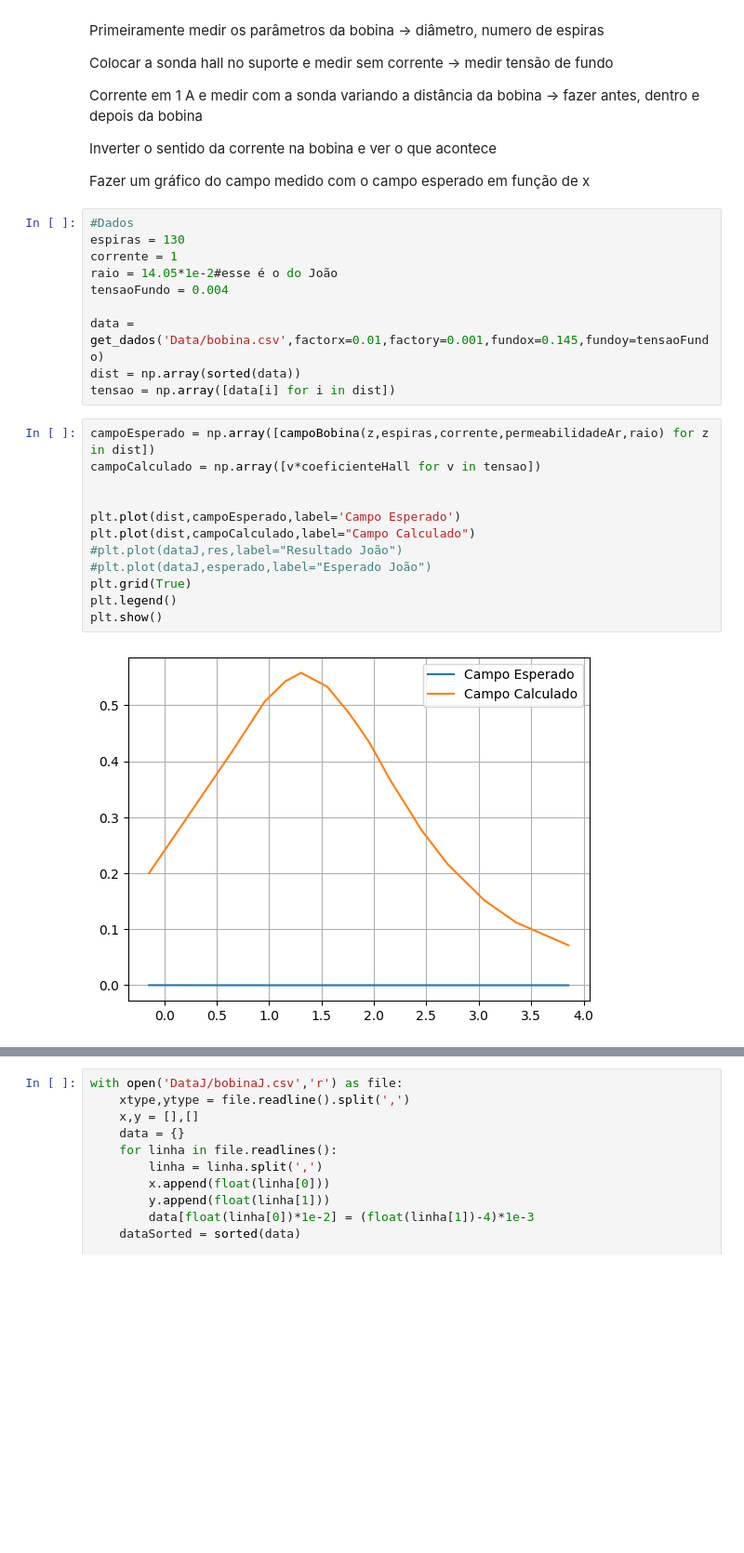
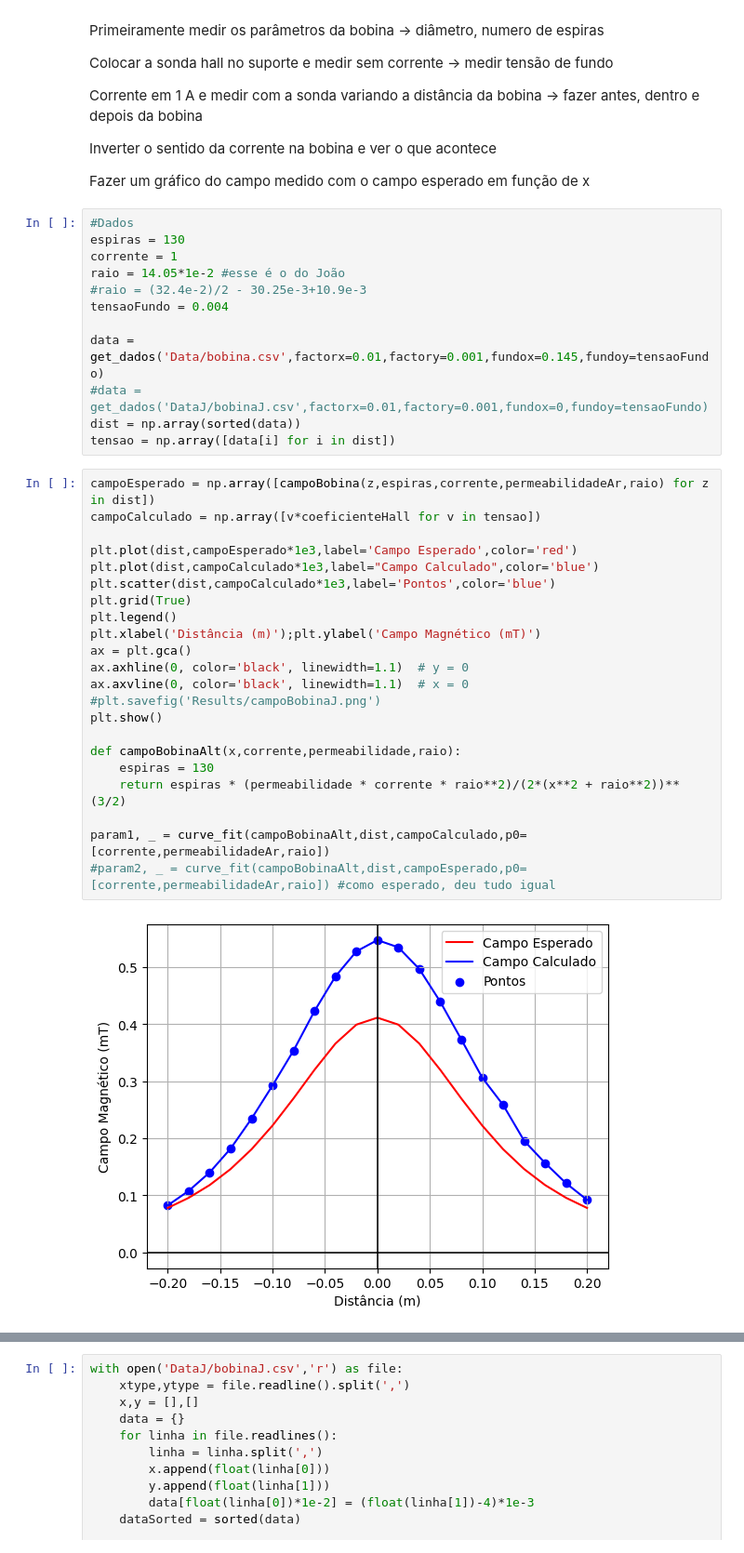
Before and after one commit to Pedropudin/LabFisica-3, a Jupyter notebook: Relatorio4/Magnetostatica/sondaHall.ipynb, the cells around one changed output, grey strips where cells are left out. Shown at 93% size. Cells and saved outputs as stored; diff of their text form; blank space fills up the shorter version.

Commit message:
Fix and Feat
Adicionei mais alguns dados e mudei alguns pequenos elementos do código

```diff
--- a/Relatorio4/Magnetostatica/sondaHall.ipynb
+++ b/Relatorio4/Magnetostatica/sondaHall.ipynb
@@ -181,23 +199,35 @@ Fazer um gráfico do campo medido com o campo esperado em função de x
 #Dados
 espiras = 130
 corrente = 1
-raio = 14.05*1e-2#esse é o do João
+raio = 14.05*1e-2 #esse é o do João
+#raio = (32.4e-2)/2 - 30.25e-3+10.9e-3
 tensaoFundo = 0.004
 
 data = get_dados('Data/bobina.csv',factorx=0.01,factory=0.001,fundox=0.145,fundoy=tensaoFundo)
+#data = get_dados('DataJ/bobinaJ.csv',factorx=0.01,factory=0.001,fundox=0,fundoy=tensaoFundo)
 dist = np.array(sorted(data))
 tensao = np.array([data[i] for i in dist])
 # %%
 campoEsperado = np.array([campoBobina(z,espiras,corrente,permeabilidadeAr,raio) for z in dist])
 campoCalculado = np.array([v*coeficienteHall for v in tensao])
 
-
-plt.plot(dist,campoEsperado,label='Campo Esperado')
-plt.plot(dist,campoCalculado,label="Campo Calculado")
-#plt.plot(dataJ,res,label="Resultado João")
-#plt.plot(dataJ,esperado,label="Esperado João")
+plt.plot(dist,campoEsperado*1e3,label='Campo Esperado',color='red')
+plt.plot(dist,campoCalculado*1e3,label="Campo Calculado",color='blue')
+plt.scatter(dist,campoCalculado*1e3,label='Pontos',color='blue')
 plt.grid(True)
 plt.legend()
+plt.xlabel('Distância (m)');plt.ylabel('Campo Magnético (mT)')
+ax = plt.gca()
+ax.axhline(0, color='black', linewidth=1.1)  # y = 0
+ax.axvline(0, color='black', linewidth=1.1)  # x = 0
+#plt.savefig('Results/campoBobinaJ.png')
 plt.show()
+
+def campoBobinaAlt(x,corrente,permeabilidade,raio):
+    espiras = 130
+    return espiras * (permeabilidade * corrente * raio**2)/(2*(x**2 + raio**2))**(3/2)
+
+param1, _ = curve_fit(campoBobinaAlt,dist,campoCalculado,p0=[corrente,permeabilidadeAr,raio])
+#param2, _ = curve_fit(campoBobinaAlt,dist,campoEsperado,p0=[corrente,permeabilidadeAr,raio]) #como esperado, deu tudo igual
 # %% [output]
-[figure, old version]
+[figure, new version]
```
Also changed, not shown: parts of 12 cells of this notebook, 9 other files.
